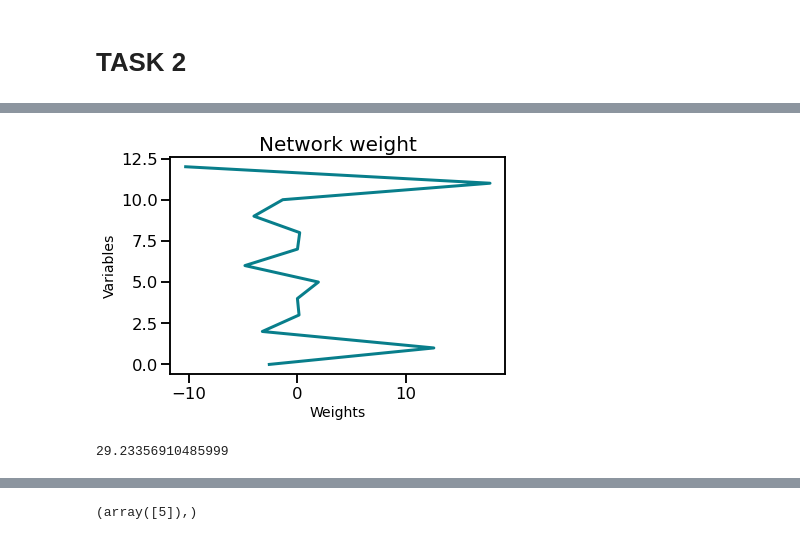
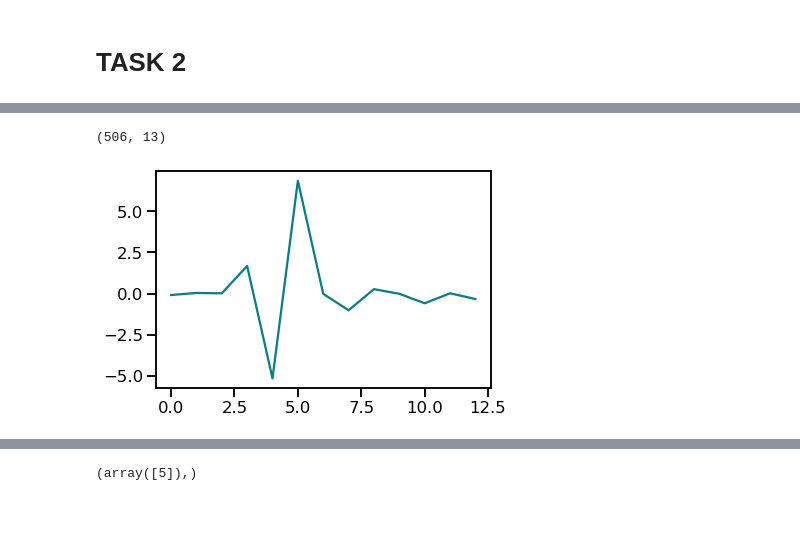
Before and after one commit to proflamyt/melo-dataset, a Jupyter notebook: new/assignment1.ipynb, the cells around one changed output, grey strips where cells are left out. Cells and saved outputs as stored; diff of their text form; code cells hidden in the pictures; blank space fills up the shorter version.

```diff
--- a/new/assignment1.ipynb
+++ b/new/assignment1.ipynb
@@ -98,5 +99,7 @@ import pandas as pd
 import matplotlib.pyplot as plt
 import numpy as np
 # %%
-boston  = datasets.load_boston()
-boston.keys()
+with warnings.catch_warnings():
+  warnings.filterwarnings("ignore")
+  X, y = load_boston(return_X_y=True)
+  data = np.column_stack((X,y))
@@ -122,3 +106,10 @@ dict_keys(['data', 'target', 'feature_names', 'DESCR', 'filename', 'data_module'
+# %%
+data = normalize(data, norm='l2')
+X = data[:,:13]  #input
+y = data[:,13]   #target
+print(X.shape)
+# %% [output]
+(506, 13)
 # %%
 class LinearRegression:
     '''
@@ -184,6 +155,9 @@ class LinearRegression:
 # %%
-from sklearn.datasets import load_boston
+X_b = np.column_stack((np.ones((506, 0)), X))
+# rearrange data
+y = y.T
+xTrain = X_b[:450,:]
+yTrain = y[:450]
 
-data = load_boston()
-X = data.data
-y = data.target
+xTest = X_b[-56:,:]
+yTest = y[-56:]
@@ -194,26 +164,20 @@ X_train, X_test, y_train, y_test = train_test_split(X, y, test_size=0.2, random_
 # %%
 model = LinearRegression()
-model.fit(X_train, y_train)
-preds = model.predict(X_test)
+model.fit(xTrain, yTrain)
+preds = model.predict(xTest)
 # %%
-ys = np.arange(len(model.weights))
-xs = model.weights
 
-plt.plot(xs, ys, lw=3, c='#087E8B')
-plt.title('Network weight', size=20)
-plt.xlabel('Weights', size=14)
-plt.ylabel('Variables', size=14)
+xs = model.m
+
+plt.plot(xs, c='#087E8B')
 plt.show()
 # %% [output]
-[figure, old version]
+[figure, new version]
 # %%
-model = LinearRegression(learning_rate=0.5)
-model.fit(X_train, y_train)
-preds = model.predict(X_test)
 
-model._mean_squared_error(y_test, preds)
+preds = model.predict(xTest)
+
+#model._mean_squared_error(y_test, preds)
-# %% [output]
-29.23356910485999
 # %%
 preds
 # %% [output]
```
Also changed, not shown: parts of 17 cells of this notebook, 1 other file.
